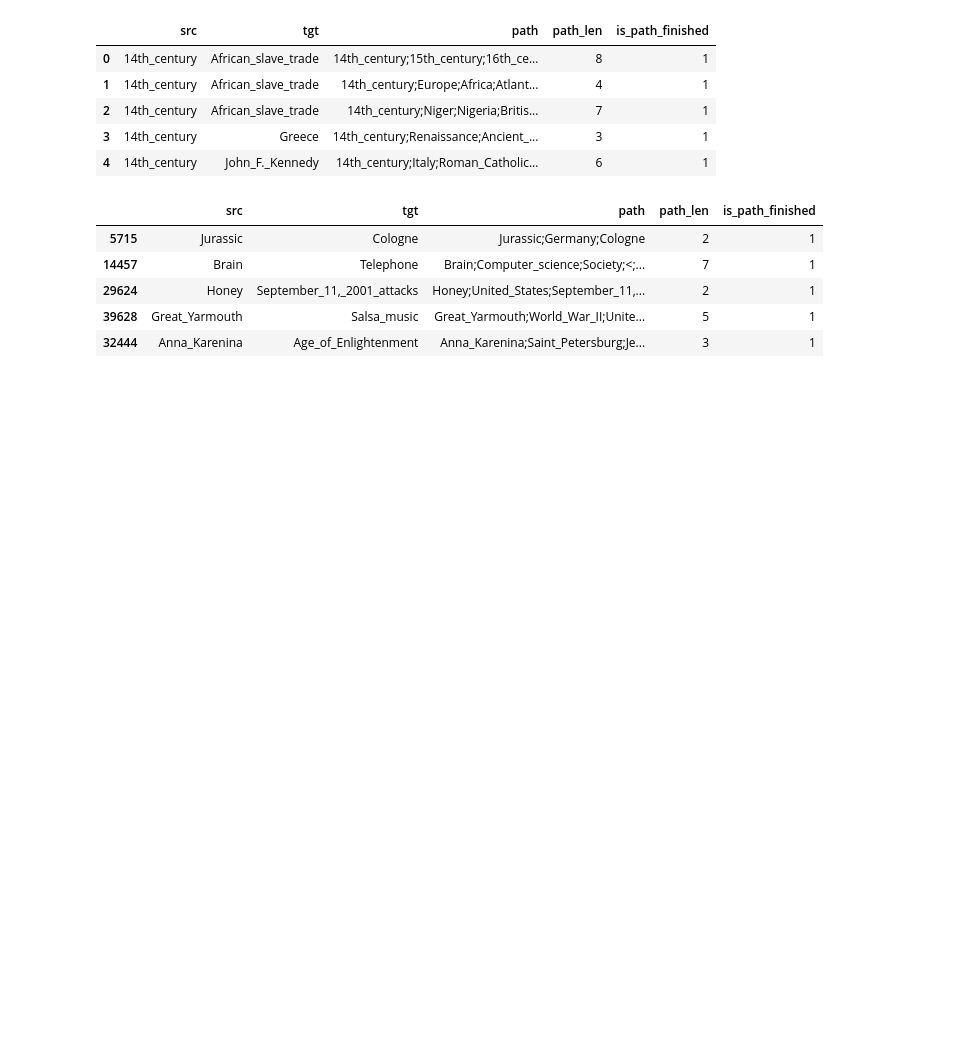
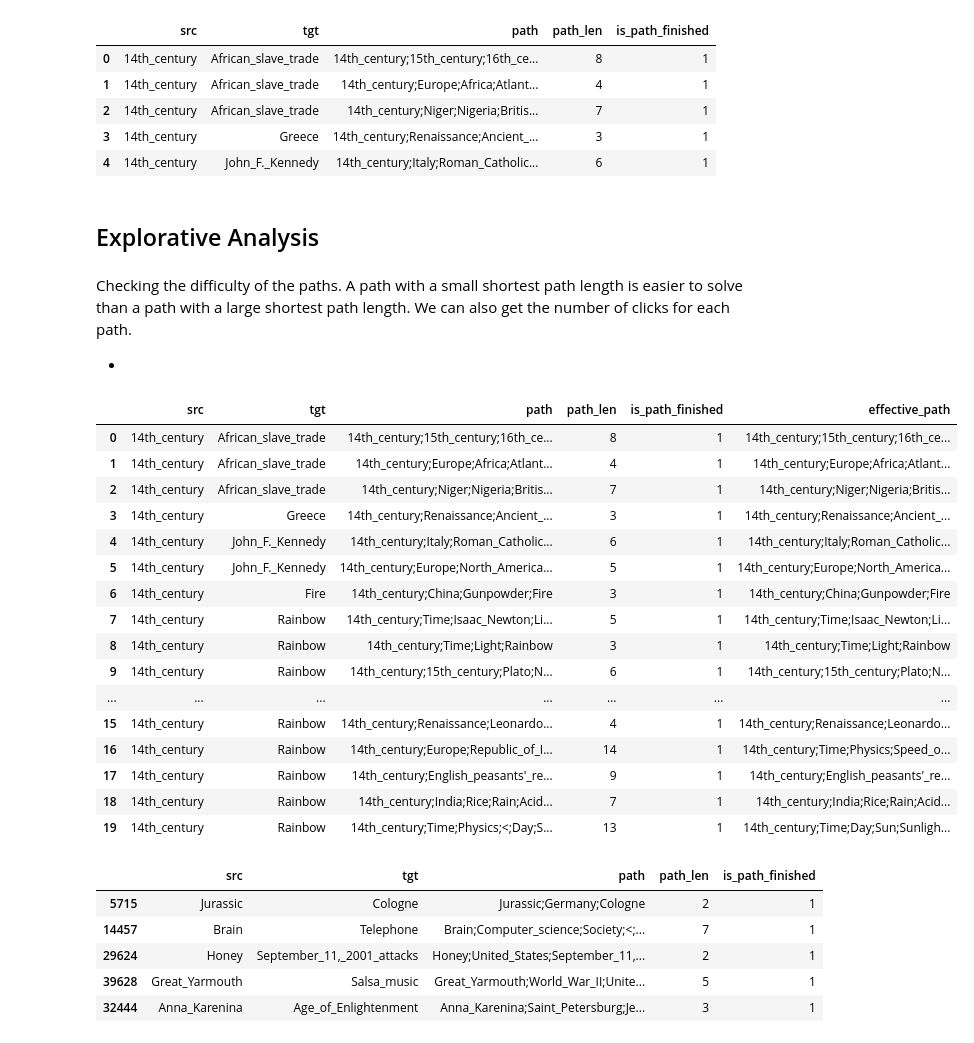
Before and after one commit to au-clan/WikiAgent, a Jupyter notebook: src/exploration.ipynb, the cells around one changed output. Saved outputs shown, nothing was run; the diff lists cells and outputs as text; code cells hidden in the pictures; blank space fills up the shorter version.

Commit message:
processing paths_real_df in progress

```diff
--- a/src/exploration.ipynb
+++ b/src/exploration.ipynb
@@ -12,10 +12,14 @@ import json
 import copy
 import re
 import regex
+import matplotlib.pyplot as plt
+from utils import effective_path
+
 
 %load_ext autoreload
 %autoreload 2
 
 random.seed(42)
+pd.set_option('display.max_colwidth', None)
 
 PATH_IN = '../data/wikispeedia/wikispeedia_paths-and-graph/'
@@ -120,6 +189,38 @@ paths_real_df.head(5)
 | 2 | 14th_century | African_slave_trade | 14th_century;Niger;Nigeria;Britis... | 7 | 1 |
 | 3 | 14th_century | Greece | 14th_century;Renaissance;Ancient_... | 3 | 1 |
 | 4 | 14th_century | John_F._Kennedy | 14th_century;Italy;Roman_Catholic... | 6 | 1 |
+# %% [markdown]
+## Explorative Analysis
+# %% [markdown]
+Checking the difficulty of the paths. A path with a small shortest path length is easier to solve than a path with a large shortest path length.
+We can also get the number of clicks for each path.
+
+-
+# %%
+# for each unique src,tgt pair, get the shortest path and the shortest path length
+# if there are multiple paths with the same length, pick the first
+paths_real_df["effective_path"] = paths_real_df.apply(lambda x: effective_path(x['path']), axis=1)
+
+paths_real_df.head(20)
+#paths_real_df.sort_values(by=['path_len']).groupby(['src','tgt']).first().reset_index().head(20).path.values
+# %% [output]
+|  | src | tgt | path | path_len | is_path_finished | effective_path |
+| 0 | 14th_century | African_slave_trade | 14th_century;15th_century;16th_ce... | 8 | 1 | 14th_century;15th_century;16th_ce... |
+| 1 | 14th_century | African_slave_trade | 14th_century;Europe;Africa;Atlant... | 4 | 1 | 14th_century;Europe;Africa;Atlant... |
+| 2 | 14th_century | African_slave_trade | 14th_century;Niger;Nigeria;Britis... | 7 | 1 | 14th_century;Niger;Nigeria;Britis... |
+| 3 | 14th_century | Greece | 14th_century;Renaissance;Ancient_... | 3 | 1 | 14th_century;Renaissance;Ancient_... |
+| 4 | 14th_century | John_F._Kennedy | 14th_century;Italy;Roman_Catholic... | 6 | 1 | 14th_century;Italy;Roman_Catholic... |
+| 5 | 14th_century | John_F._Kennedy | 14th_century;Europe;North_America... | 5 | 1 | 14th_century;Europe;North_America... |
+| 6 | 14th_century | Fire | 14th_century;China;Gunpowder;Fire | 3 | 1 | 14th_century;China;Gunpowder;Fire |
+| 7 | 14th_century | Rainbow | 14th_century;Time;Isaac_Newton;Li... | 5 | 1 | 14th_century;Time;Isaac_Newton;Li... |
+| 8 | 14th_century | Rainbow | 14th_century;Time;Light;Rainbow | 3 | 1 | 14th_century;Time;Light;Rainbow |
+| 9 | 14th_century | Rainbow | 14th_century;15th_century;Plato;N... | 6 | 1 | 14th_century;15th_century;Plato;N... |
+| ... | ... | ... | ... | ... | ... | ... |
+| 15 | 14th_century | Rainbow | 14th_century;Renaissance;Leonardo... | 4 | 1 | 14th_century;Renaissance;Leonardo... |
+| 16 | 14th_century | Rainbow | 14th_century;Europe;Republic_of_I... | 14 | 1 | 14th_century;Time;Physics;Speed_o... |
+| 17 | 14th_century | Rainbow | 14th_century;English_peasants'_re... | 9 | 1 | 14th_century;English_peasants'_re... |
+| 18 | 14th_century | Rainbow | 14th_century;India;Rice;Rain;Acid... | 7 | 1 | 14th_century;India;Rice;Rain;Acid... |
+| 19 | 14th_century | Rainbow | 14th_century;Time;Physics;<;Day;S... | 13 | 1 | 14th_century;Time;Day;Sun;Sunligh... |
 # %%
 # see some samples
 # we will use paths_real_finished_sample to prompt the LLM
```
Also changed, not shown: parts of 5 cells of this notebook.
